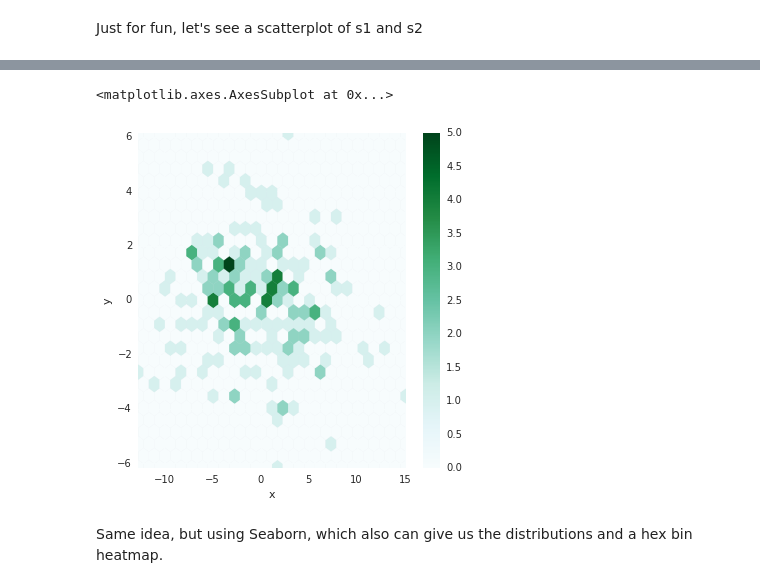
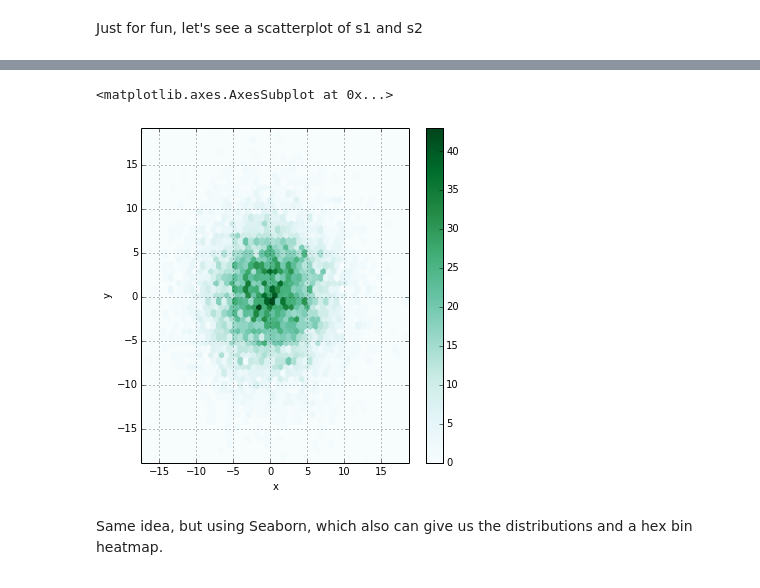
Before and after one commit to sandiegodata/training-notebooks, a Jupyter notebook: python-and-pandas/saturday_study/Variance and Correlation.ipynb, the cells around one changed output, grey strips where cells are left out. Drawn from its saved outputs; the diff is of its cells as text; code cells hidden in the pictures.

```diff
--- a/python-and-pandas/saturday_study/Variance and Correlation.ipynb
+++ b/python-and-pandas/saturday_study/Variance and Correlation.ipynb
@@ -76,8 +80,11 @@ df.plot(kind='scatter', x='x',y='y', s=1)
-# %%
-df.plot(kind='hexbin', x='x', y='y', gridsize=25)
-# %% [output]
-<matplotlib.axes.AxesSubplot at 0x...>
-[figure, removed]
+# %%
+dfb = pd.DataFrame(dict(x=pd.Series(np.random.normal(scale=5.0, size= 10000)),
+                        y=pd.Series(np.random.normal(scale=5.0, size= 10000))
+                        ))
+dfb.plot(kind='hexbin', x='x', y='y', gridsize=50)
+# %% [output]
+<matplotlib.axes.AxesSubplot at 0x...>
+[figure, added]
 # %% [markdown]
 Same idea, but using Seaborn, which also can give us the distributions and a hex bin heatmap.
 # %%
```
Also changed, not shown: parts of 30 cells of this notebook.
